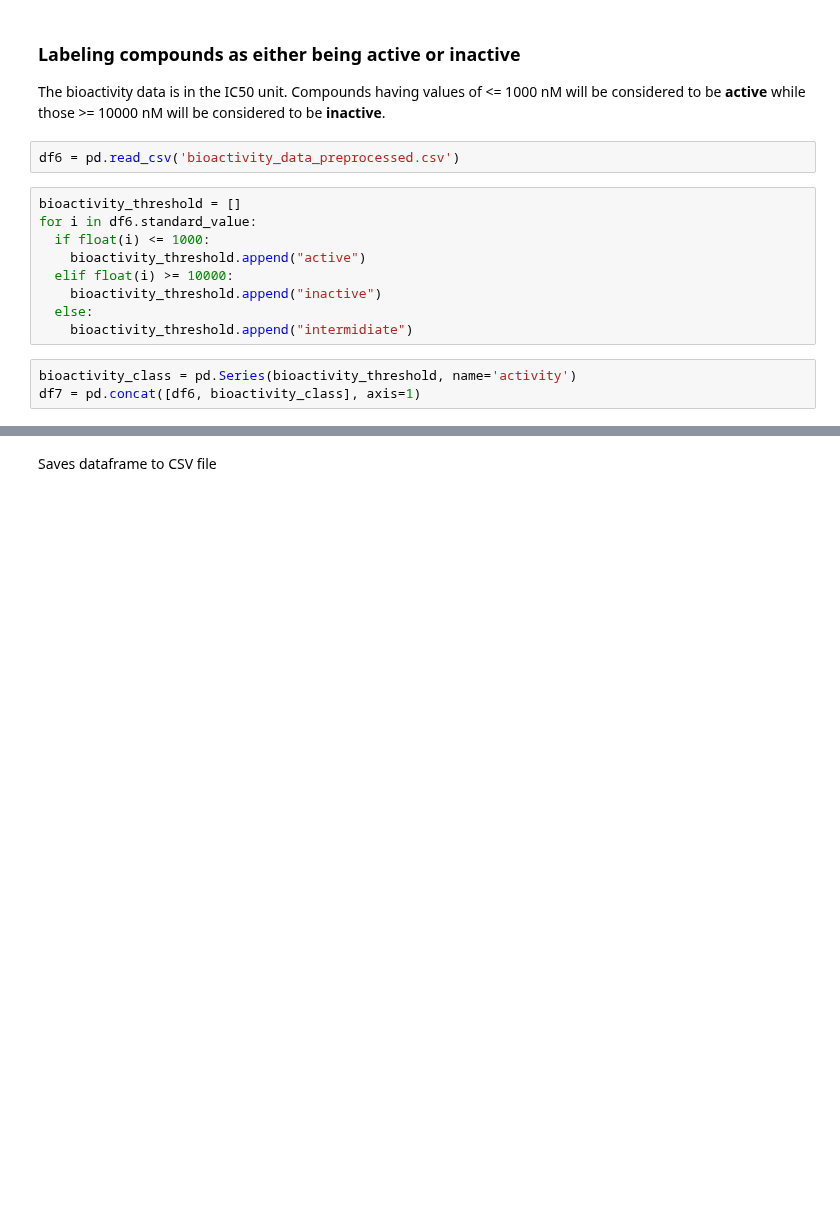
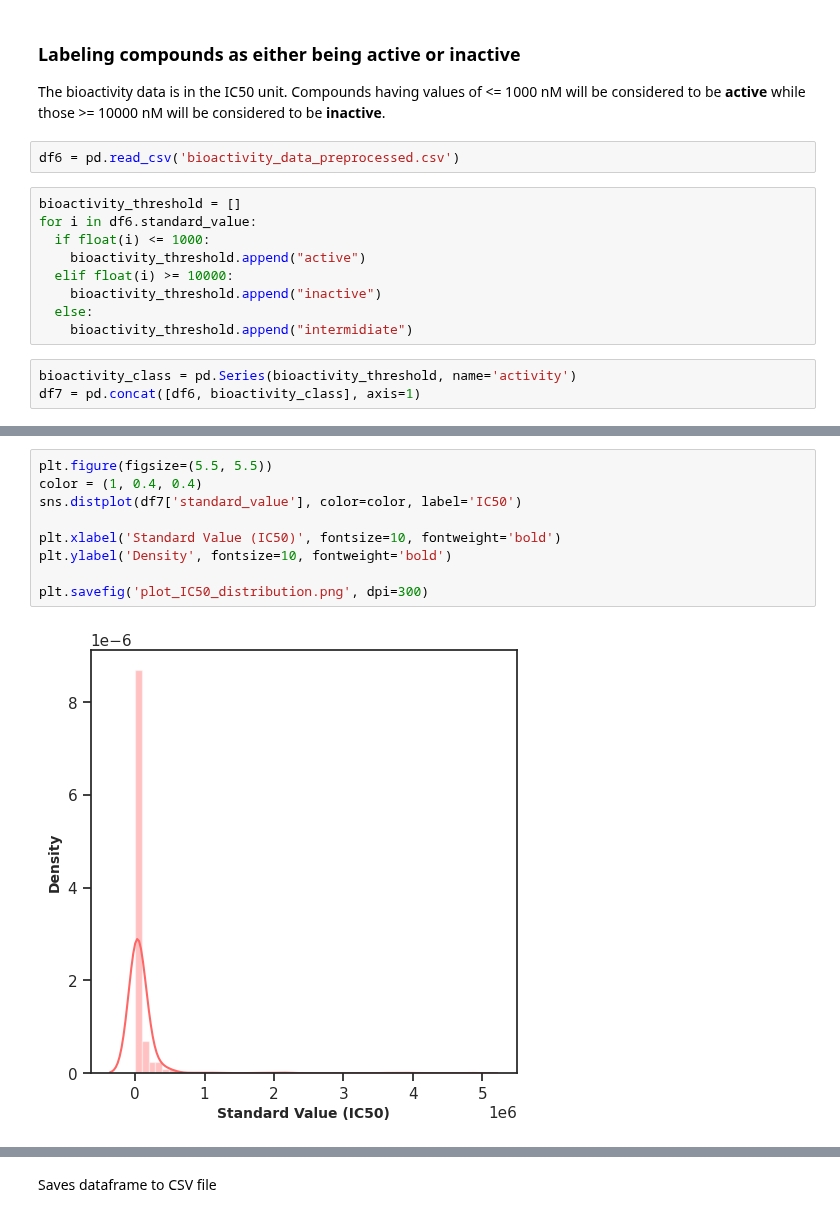
Before and after one commit to mounsifelatouch/cdd, a Jupyter notebook: notebooks/1_cdd_ml_part_1_bioactivity_data.ipynb, the cells around one changed output, grey strips where cells are left out. Saved outputs shown, nothing was run; the diff lists cells and outputs as text; blank space fills up the shorter version.

```diff
--- a/notebooks/1_cdd_ml_part_1_bioactivity_data.ipynb
+++ b/notebooks/1_cdd_ml_part_1_bioactivity_data.ipynb
@@ -139,0 +148,11 @@ df7 = pd.concat([df6, bioactivity_class], axis=1)
+# %%
+plt.figure(figsize=(5.5, 5.5))
+color = (1, 0.4, 0.4)
+sns.distplot(df7['standard_value'], color=color, label='IC50')
+
+plt.xlabel('Standard Value (IC50)', fontsize=10, fontweight='bold')
+plt.ylabel('Density', fontsize=10, fontweight='bold')
+
+plt.savefig('plot_IC50_distribution.png', dpi=300)
+# %% [output]
+[figure, added]
```
Also changed, not shown: parts of 6 cells of this notebook.
